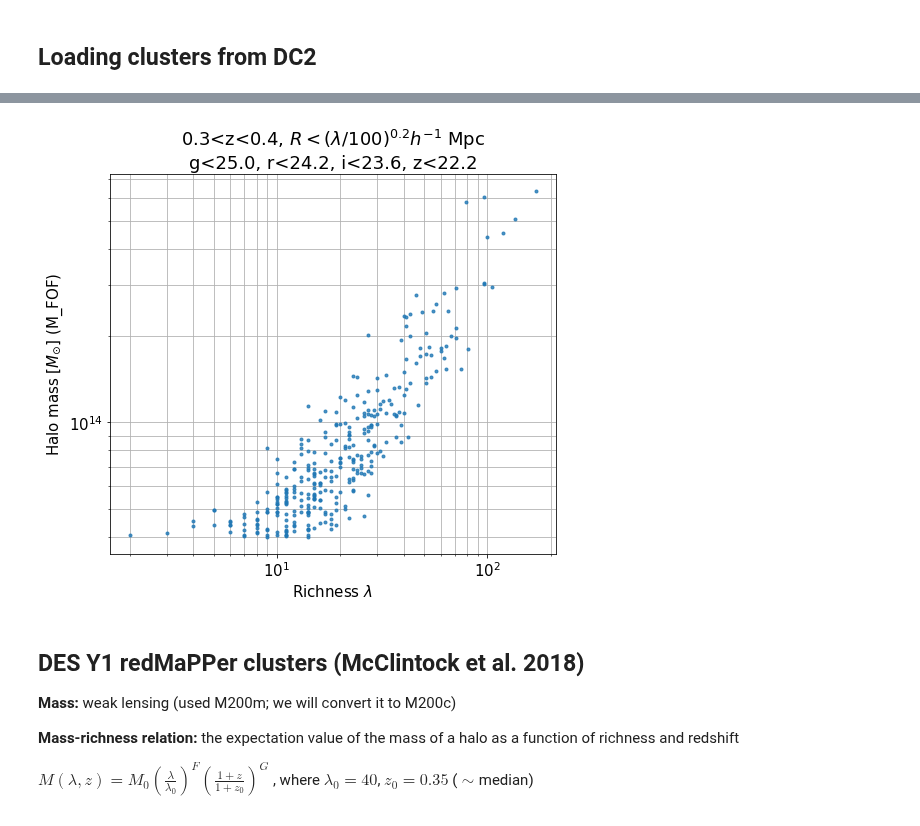
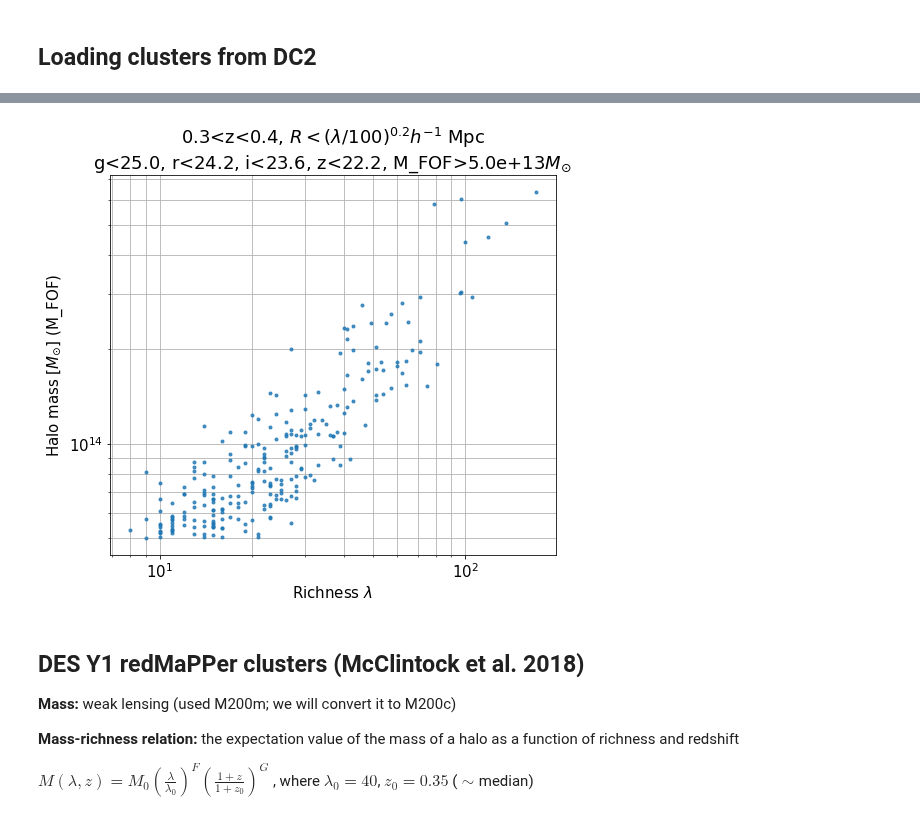
Before and after one commit to LSSTDESC/DC2-analysis, a Jupyter notebook: contributed/cosmoDC2-cluster-mass-richness.ipynb, the cells around one changed output, grey strips where cells are left out. Drawn from its saved outputs; the diff is of its cells as text; code cells hidden in the pictures.

```diff
--- a/contributed/cosmoDC2-cluster-mass-richness.ipynb
+++ b/contributed/cosmoDC2-cluster-mass-richness.ipynb
@@ -118,7 +120,7 @@ Wall time: 6.5 s
 # Get clusters (the search is based on galaxies)
 # The filter can be changed
 
-m_cl_min = 4.0e13 #1.0e14 #4.0e13
+m_cl_min = 5.0e13 #1.0e14 #4.0e13
 z_cl_min = 0.3 #0.2
 z_cl_max = 0.4 #0.65
 
@@ -153,6 +155,7 @@ Wall time: 33.8 s
 
 cluster_mass = []
 cluster_richness = []
+cluster_redshift = []
 
 for cluster_id in range(len(cluster_table)):
 
@@ -189,7 +192,7 @@ for cluster_id in range(len(cluster_table)):
 #                  'mag_z_lsst',
 #                  'Mag_true_r_lsst_z0',
 #                  'Mag_true_i_lsst_z0',  # Rest-frame absolute magnitude (unlensed)
-#                  'redshift_true',
+                  'redshift_true',
 #                  'halo_mass',
 #                  'is_central',  # Whether it is BCG
                   'halo_id',
@@ -251,7 +254,7 @@ for cluster_id in range(len(cluster_table)):
 
     cluster_mass.append(halo_mass_cls)
     cluster_richness.append(len(cluster_galaxy_table))
-
+    cluster_redshift.append(redshift_cls)
 
     # Plot red-sequence
     #f, (ax1, ax2) = plt.subplots(1, 2)
@@ -268,3 +271,5 @@ for cluster_id in range(len(cluster_table)):
 #cluster_galaxy_table.write(cluster_catalog_file,
 #                path='/cluster_galaxy_table_'+str(cluster_id),
 #                append=True, overwrite=True)
+cluster_richness = np.array(cluster_richness)
+cluster_mass = np.array(cluster_mass)
@@ -273,24 +296,25 @@ for cluster_id in range(len(cluster_table)):
 # %%
 # Plot the mass-richness relation in DC2
 
 plt.figure(figsize=(8,7))
-plt.loglog(np.array(cluster_richness),
-            np.array(cluster_mass),
+plt.loglog(cluster_richness,
+            cluster_mass,
             '.',
             alpha=0.8,
            )
 
 plt.xlabel('Richness $\lambda$')
 plt.ylabel('Halo mass [$M_{\odot}$] (M_FOF)')
 redshift_cut_str = "%s<z<%s"%(z_cl_min, z_cl_max)
 mag_cut_str = "g<25.0, r<24.2, i<23.6, z<22.2"
 radius_cut_str = "$R < (\lambda/100)^{0.2} h^{-1} $ Mpc"
-plt.title("%s, %s\n%s"%(redshift_cut_str, radius_cut_str, mag_cut_str))
+mass_cut_str = "M_FOF>%.1e$M_{\odot}$"%m_cl_min
+plt.title("%s, %s\n%s, %s"%(redshift_cut_str, radius_cut_str, mag_cut_str, mass_cut_str))
 plt.grid(which='both')
 plt.rcParams.update({'font.size': 15})
-plt.savefig('lambda_m_fig1_unlensed_new.png')
+plt.savefig('lambda_m_fig1_unlensed_tmp.png')
 # %% [output]
-[figure, old version]
+[figure, new version]
 # %% [markdown]
 ## DES Y1 redMaPPer clusters (McClintock et al. 2018)
 
```
Also changed, not shown: parts of 7 cells of this notebook.
